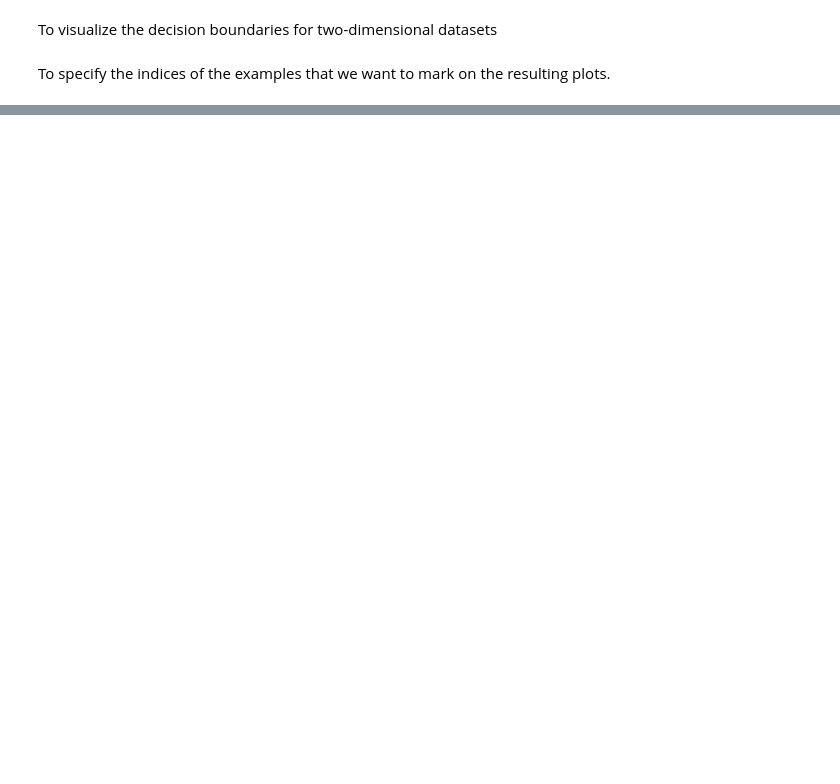
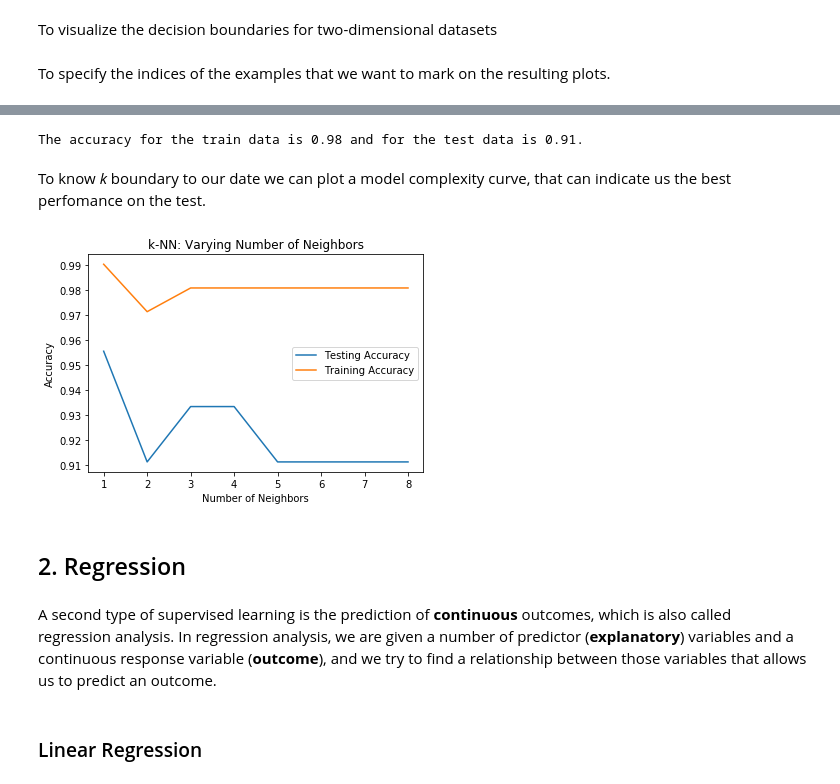
Before and after one commit to wallissoncarvalho/ml-fundamentals, a Jupyter notebook: 1. Supervised Learning.ipynb, the cells around one changed output, grey strips where cells are left out. Drawn from its saved outputs; the diff is of its cells as text; code cells hidden in the pictures; blank space fills up the shorter version.

Commit message:
Upadte Supervised Learning

```diff
--- a/1. Supervised Learning.ipynb
+++ b/1. Supervised Learning.ipynb
@@ -141,0 +159,46 @@ plt.show()
+# %%
+y_pred = knn.predict(X_test_std)
+acc_train=knn.score(X_train_std,y_train).round(2)
+acc_test=knn.score(X_test_std, y_test).round(2)
+print("The accuracy for the train data is {} and for the test data is {}.".format(acc_train,acc_test))
+# %% [output]
+The accuracy for the train data is 0.98 and for the test data is 0.91.
+# %% [markdown]
+To know *k* boundary to our date we can plot a model complexity curve, that can indicate us the best perfomance on the test.
+# %%
+def plot_graph(X_train,X_test,y_train,y_test):
+    # Setup arrays to store train and test accuracies
+    neighbors = np.arange(1, 9)
+    train_accuracy = np.empty(len(neighbors))
+    test_accuracy = np.empty(len(neighbors))
+    for i,k in enumerate(neighbors):
+        # Setup a k-NN Classifier with k neighbors: knn
+        knn = KNeighborsClassifier(n_neighbors=k)
+
+        # Fit the classifier to the training data
+        knn.fit(X_train,y_train)
+
+        #Compute accuracy on the training set
+        train_accuracy[i] = knn.score(X_train_std, y_train)
+
+        #Compute accuracy on the testing set
+        test_accuracy[i] = knn.score(X_test_std, y_test)
+
+    # Generate plot
+    plt.title('k-NN: Varying Number of Neighbors')
+    plt.plot(neighbors, test_accuracy, label = 'Testing Accuracy')
+    plt.plot(neighbors, train_accuracy, label = 'Training Accuracy')
+    plt.legend()
+    plt.xlabel('Number of Neighbors')
+    plt.ylabel('Accuracy')
+    plt.show()
+# %%
+plot_graph(X_train_std,X_test_std,y_train,y_test)
+# %% [output]
+[figure, added]
+# %% [markdown]
+## 2. Regression
+# %% [markdown]
+A second type of supervised learning is the prediction of **continuous** outcomes, which is also called regression analysis. In regression analysis, we are given a number of predictor (**explanatory**) variables and a continuous response variable (**outcome**), and we try to find a relationship between those variables that allows us to predict an outcome.
+# %% [markdown]
+### Linear Regression
```
Also changed, not shown: parts of 39 cells of this notebook.
